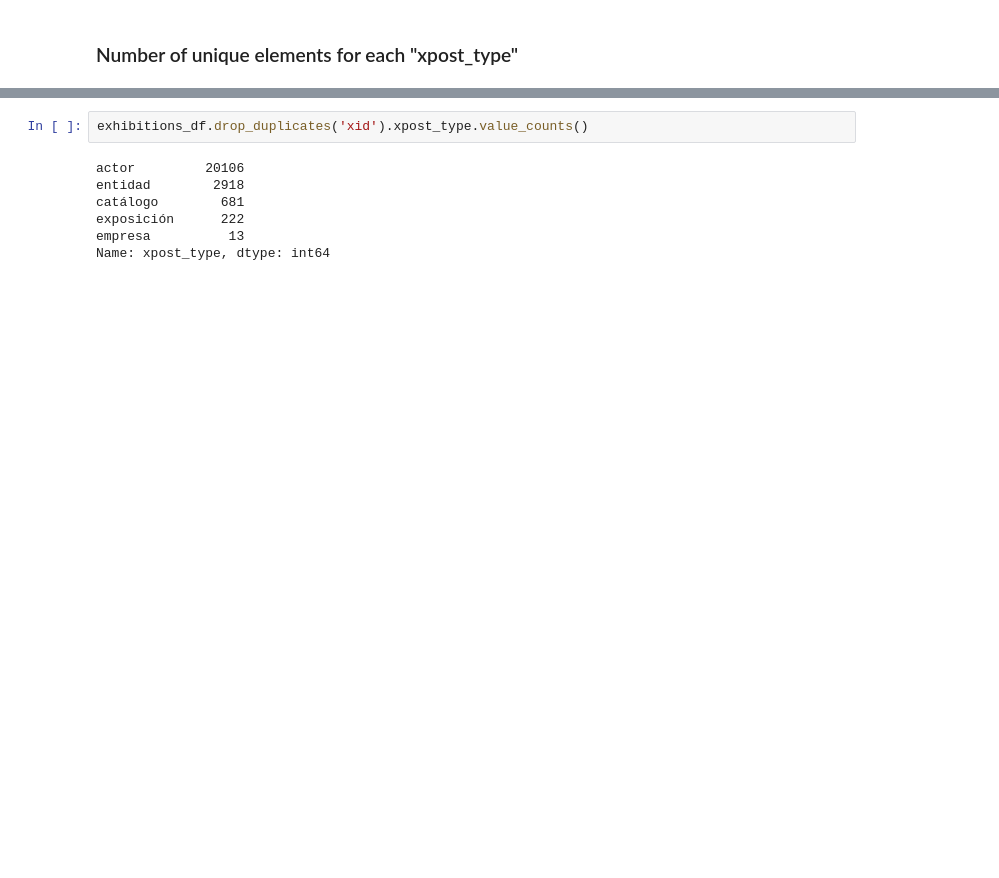
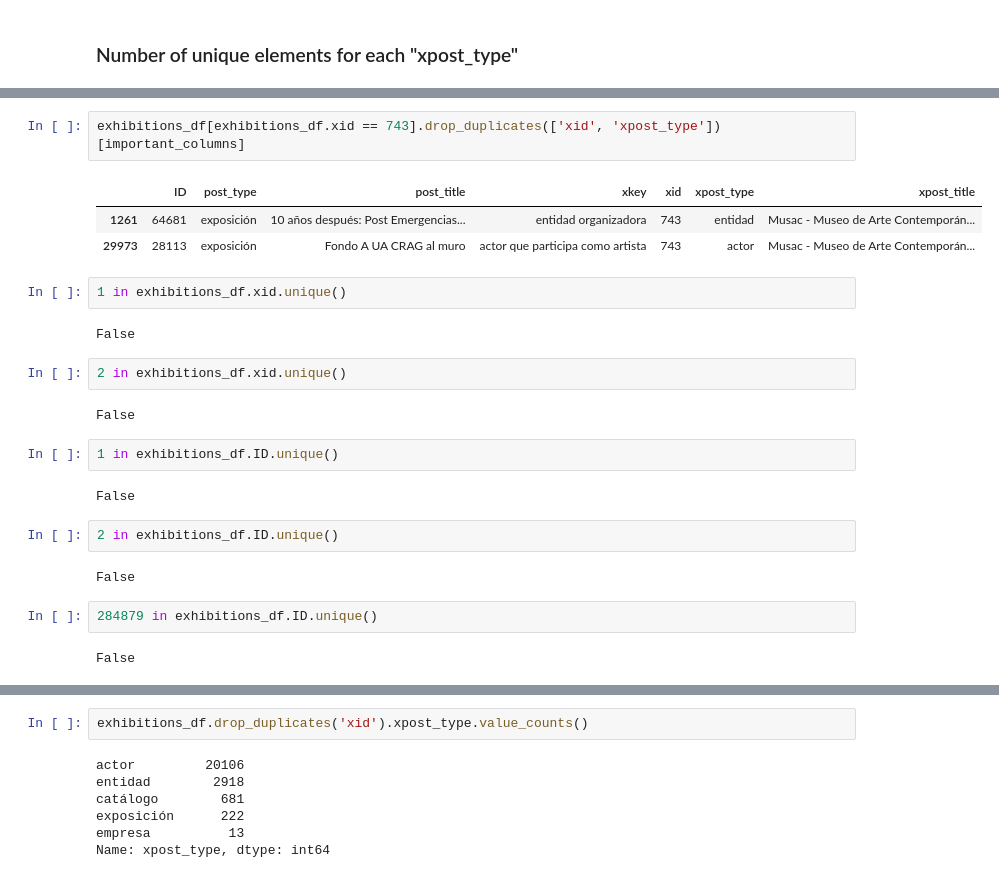
Before and after one commit to mavillard/nuria1, a Jupyter notebook: 03-exploring_data.ipynb, the cells around one changed output, grey strips where cells are left out. Drawn from its saved outputs; the diff is of its cells as text; blank space fills up the shorter version.

```diff
--- a/03-exploring_data.ipynb
+++ b/03-exploring_data.ipynb
@@ -238,0 +100,26 @@ exhibitions_df.ID.nunique()
+# %%
+exhibitions_df[exhibitions_df.xid == 743].drop_duplicates(['xid', 'xpost_type'])[important_columns]
+# %% [output]
+|  | ID | post_type | post_title | xkey | xid | xpost_type | xpost_title |
+| 1261 | 64681 | exposición | 10 años después: Post Emergencias... | entidad organizadora | 743 | entidad | Musac - Museo de Arte Contemporán... |
+| 29973 | 28113 | exposición | Fondo A UA CRAG al muro | actor que participa como artista | 743 | actor | Musac - Museo de Arte Contemporán... |
+# %%
+1 in exhibitions_df.xid.unique()
+# %% [output]
+False
+# %%
+2 in exhibitions_df.xid.unique()
+# %% [output]
+False
+# %%
+1 in exhibitions_df.ID.unique()
+# %% [output]
+False
+# %%
+2 in exhibitions_df.ID.unique()
+# %% [output]
+False
+# %%
+284879 in exhibitions_df.ID.unique()
+# %% [output]
+False
```
Also changed, not shown: parts of 47 cells of this notebook, 1 other file.
